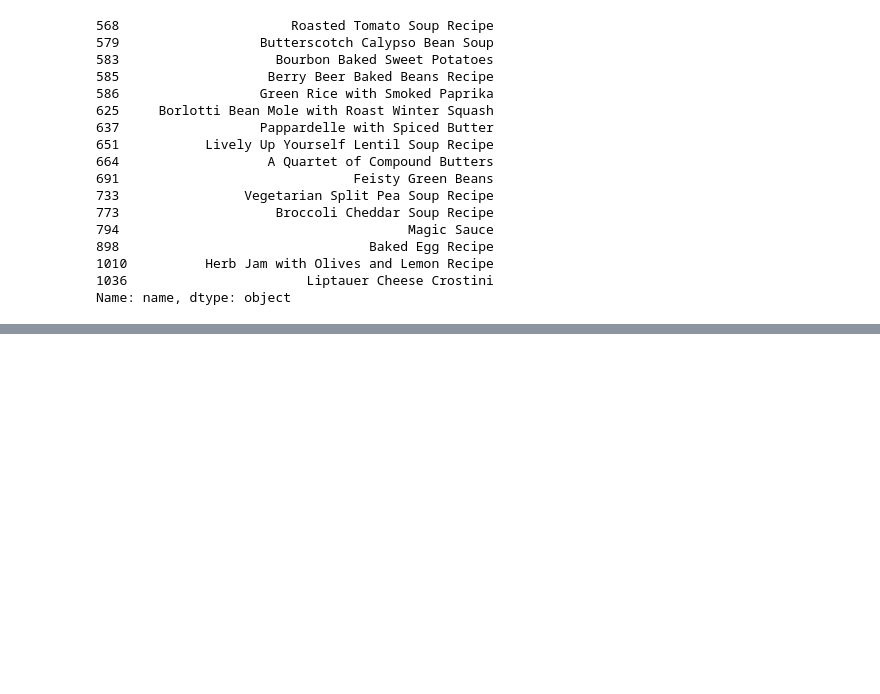
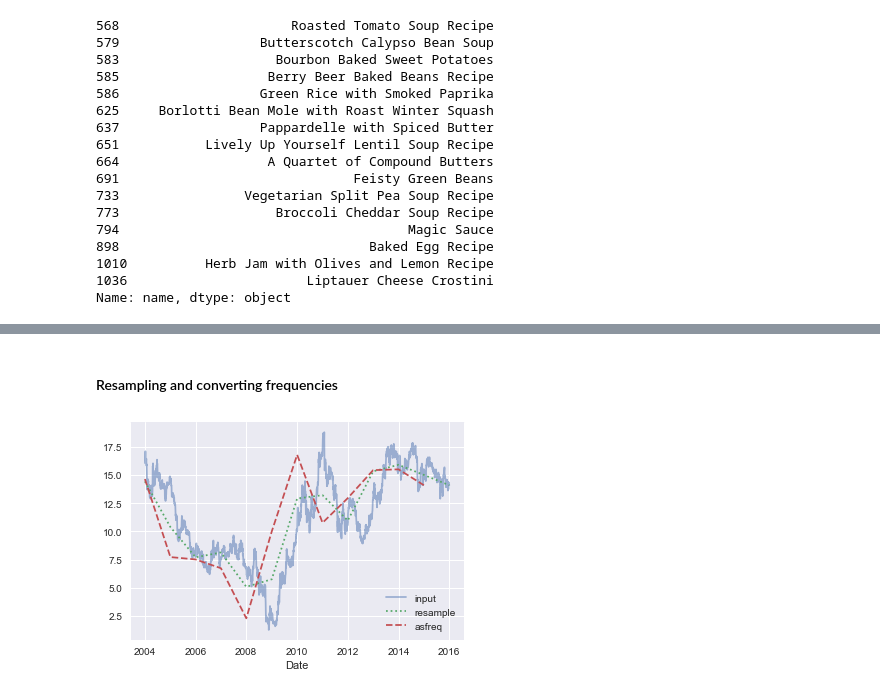
Before and after one commit to jbuisine/python-learn, a Jupyter notebook: 03.Pandas/Pandas.ipynb, the cells around one changed output, grey strips where cells are left out. Saved outputs shown, nothing was run; the diff lists cells and outputs as text; code cells hidden in the pictures; blank space fills up the shorter version.

```diff
--- a/03.Pandas/Pandas.ipynb
+++ b/03.Pandas/Pandas.ipynb
@@ -3385,0 +3662,15 @@ Name: name, dtype: object
+# %% [markdown]
+#### Resampling and converting frequencies
+# %%
+# BA 	 Business year end
+morningstar.plot(alpha=0.5, style='-')
+morningstar.resample('BA').mean().plot(style=':')
+morningstar.asfreq('BA').plot(style='--');
+plt.legend(['input', 'resample', 'asfreq'],
+           loc='lower right');
+
+# at each point :
+# resample reports the average of the previous year
+# asfreq reports the value at the end of the year
+# %% [output]
+[figure, added]
```
Also changed, not shown: parts of 106 cells of this notebook, 1 other file.
